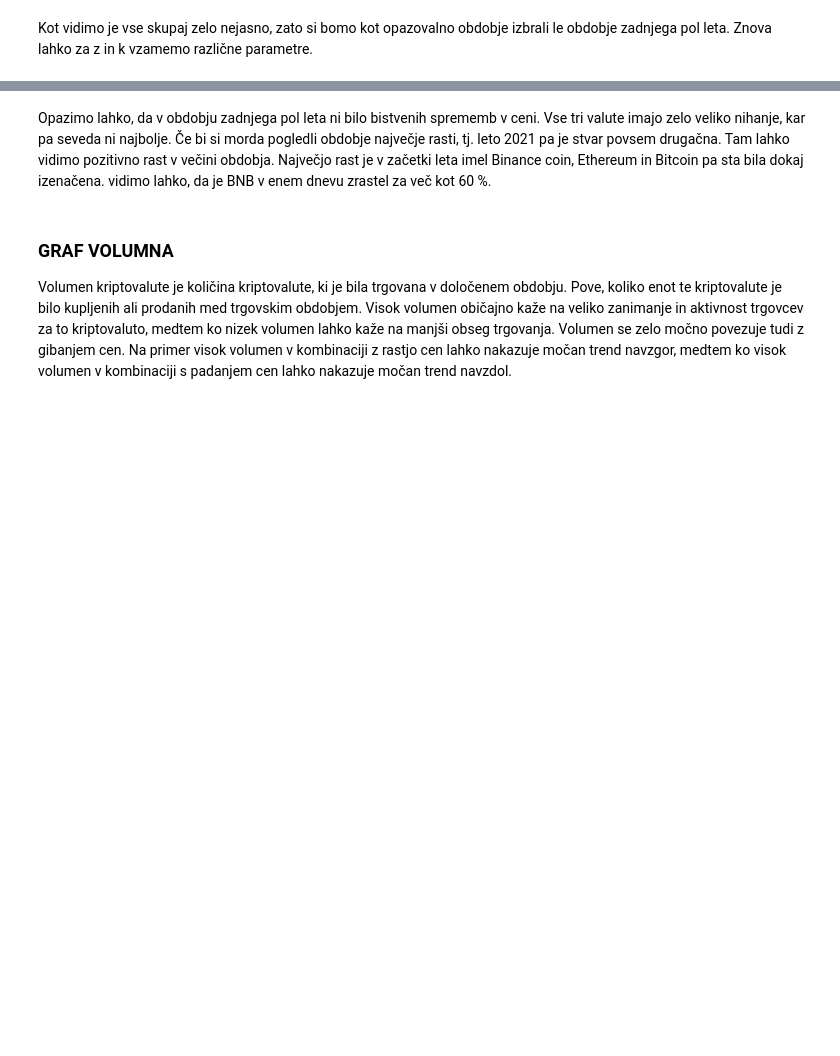
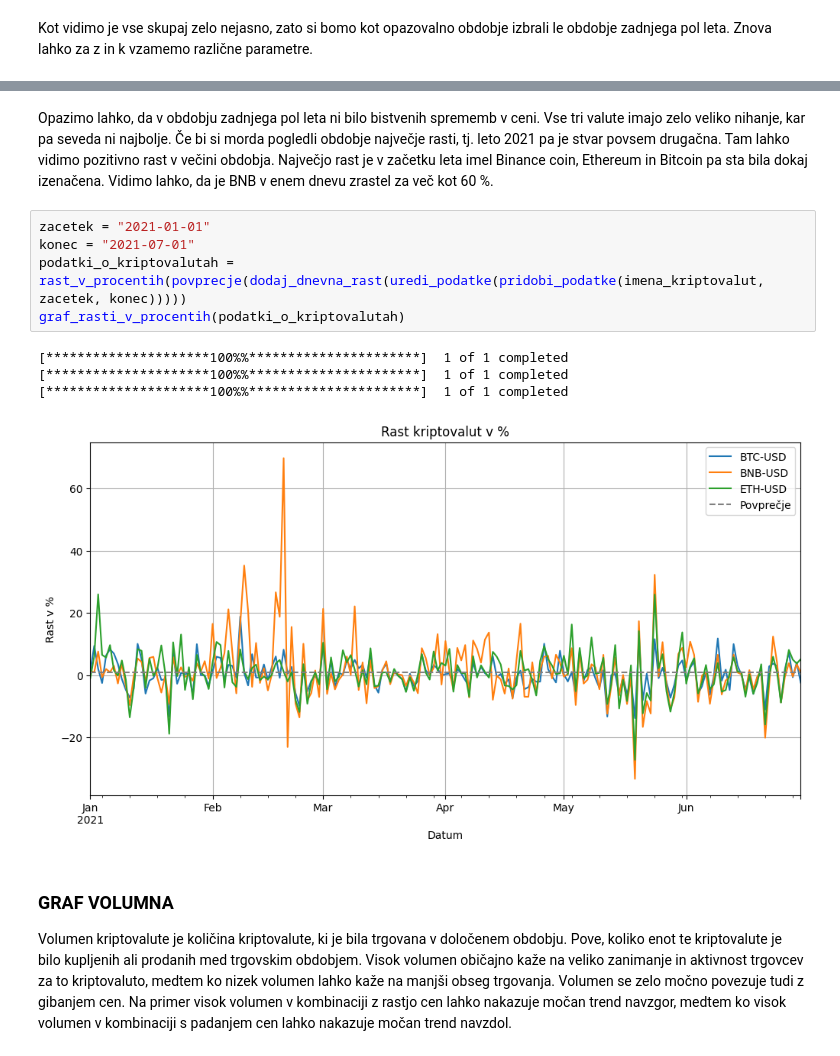
Before and after one commit to zanlukakolaric/UVP-PROJEKTNA1, a Jupyter notebook: glavna_datoteka.ipynb, the cells around one changed output, grey strips where cells are left out. Cells and saved outputs as stored; diff of their text form; blank space fills up the shorter version.

```diff
--- a/glavna_datoteka.ipynb
+++ b/glavna_datoteka.ipynb
@@ -198,5 +193,15 @@ graf_rasti_v_procentih(podatki_o_kriptovalutah)
 # %% [markdown]
-Opazimo lahko, da v obdobju zadnjega pol leta ni bilo bistvenih sprememb v ceni. Vse tri valute imajo zelo veliko nihanje, kar pa seveda ni najbolje. Če bi si morda pogledli obdobje največje rasti, tj. leto 2021 pa je stvar povsem drugačna. Tam lahko vidimo pozitivno rast v večini obdobja. Največjo rast je v začetki leta imel Binance coin, Ethereum in Bitcoin pa sta bila dokaj izenačena. vidimo lahko, da je BNB v enem dnevu zrastel za več kot 60 %.
+Opazimo lahko, da v obdobju zadnjega pol leta ni bilo bistvenih sprememb v ceni. Vse tri valute imajo zelo veliko nihanje, kar pa seveda ni najbolje. Če bi si morda pogledli obdobje največje rasti, tj. leto 2021 pa je stvar povsem drugačna. Tam lahko vidimo pozitivno rast v večini obdobja. Največjo rast je v začetku leta imel Binance coin, Ethereum in Bitcoin pa sta bila dokaj izenačena. Vidimo lahko, da je BNB v enem dnevu zrastel za več kot 60 %.
+# %%
+zacetek = "2021-01-01"
+konec = "2021-07-01"
+podatki_o_kriptovalutah = rast_v_procentih(povprecje(dodaj_dnevna_rast(uredi_podatke(pridobi_podatke(imena_kriptovalut, zacetek, konec)))))
+graf_rasti_v_procentih(podatki_o_kriptovalutah)
+# %% [output]
+[*********************100%%**********************]  1 of 1 completed
+[*********************100%%**********************]  1 of 1 completed
+[*********************100%%**********************]  1 of 1 completed
+[figure, added]
 # %% [markdown]
 ### GRAF VOLUMNA
 
```
Also changed, not shown: parts of 4 cells of this notebook.
